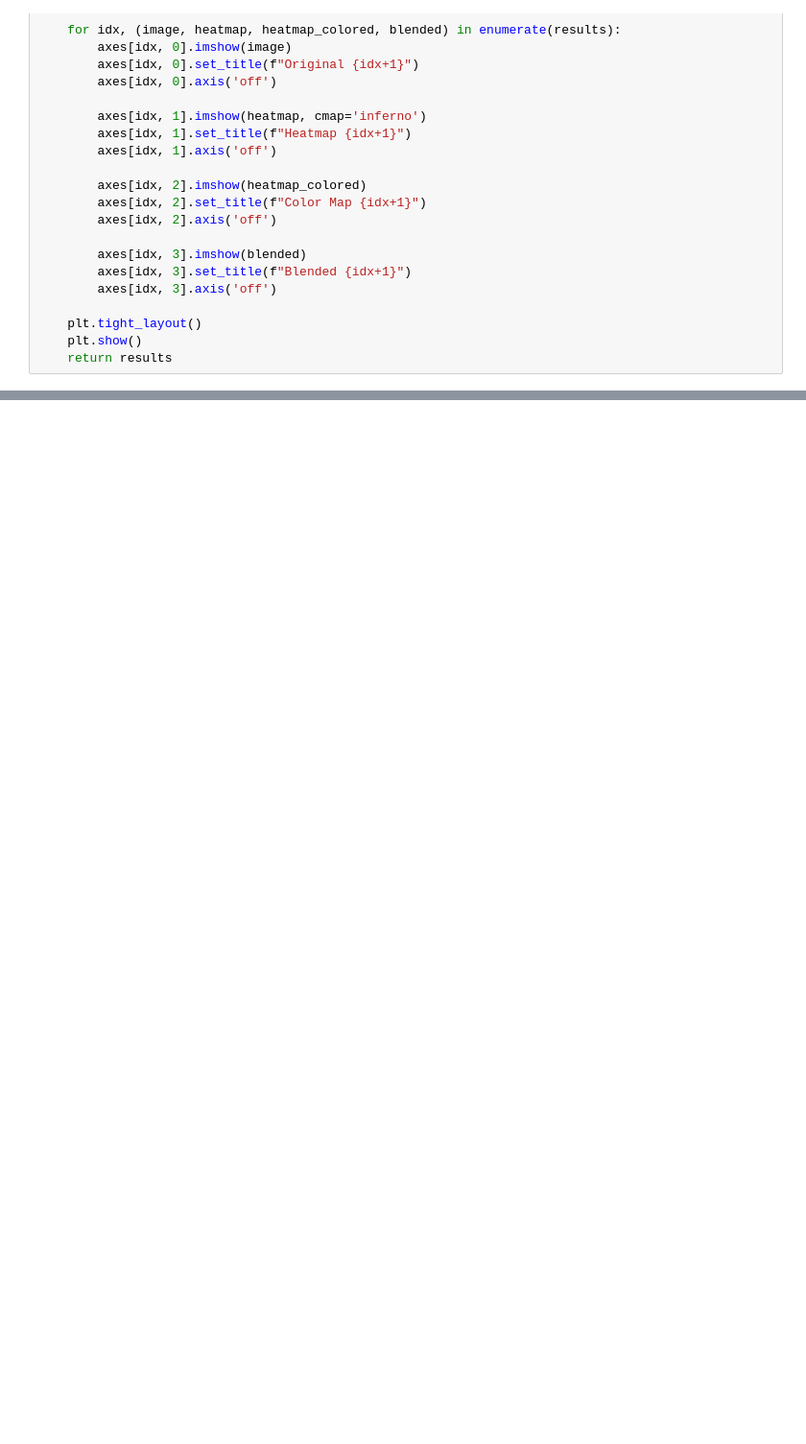
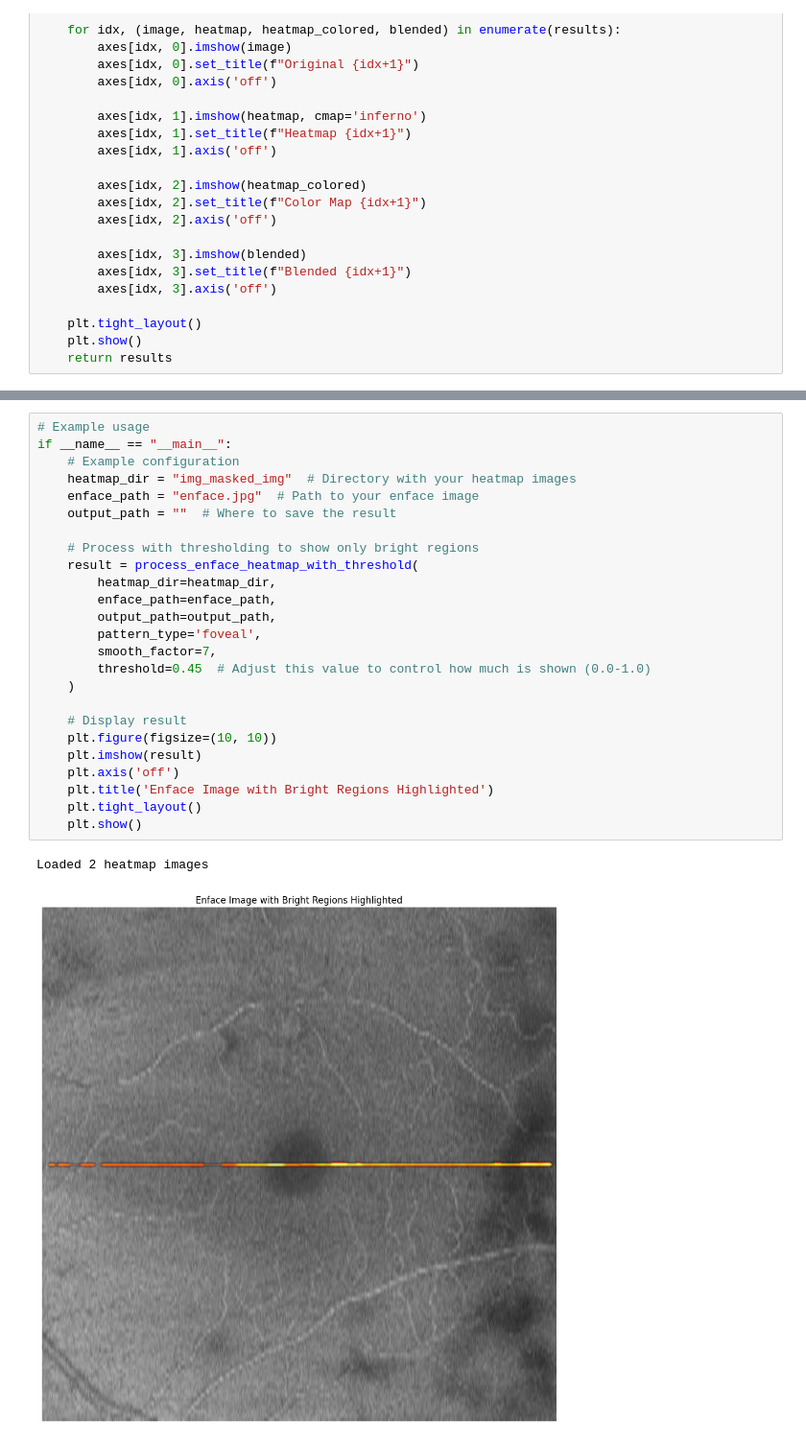
Before and after one commit to Kitiyaparnnn/Project-in-Biomedical-AI, a Jupyter notebook: heatmap_code/occlusions.ipynb, the cells around one changed output, grey strips where cells are left out. Shown at 96% size. Drawn from its saved outputs; the diff is of its cells as text; blank space fills up the shorter version.

```diff
--- a/heatmap_code/occlusions.ipynb
+++ b/heatmap_code/occlusions.ipynb
@@ -181,0 +590,28 @@ if __name__ == "__main__":
+# %%
+# Example usage
+if __name__ == "__main__":
+    # Example configuration
+    heatmap_dir = "img_masked_img"  # Directory with your heatmap images
+    enface_path = "enface.jpg"  # Path to your enface image
+    output_path = ""  # Where to save the result
+
+    # Process with thresholding to show only bright regions
+    result = process_enface_heatmap_with_threshold(
+        heatmap_dir=heatmap_dir,
+        enface_path=enface_path,
+        output_path=output_path,
+        pattern_type='foveal',
+        smooth_factor=7,
+        threshold=0.45  # Adjust this value to control how much is shown (0.0-1.0)
+    )
+
+    # Display result
+    plt.figure(figsize=(10, 10))
+    plt.imshow(result)
+    plt.axis('off')
+    plt.title('Enface Image with Bright Regions Highlighted')
+    plt.tight_layout()
+    plt.show()
+# %% [output]
+Loaded 2 heatmap images
+[figure, added]
```
Also changed, not shown: parts of 9 cells of this notebook, 1 other file.
